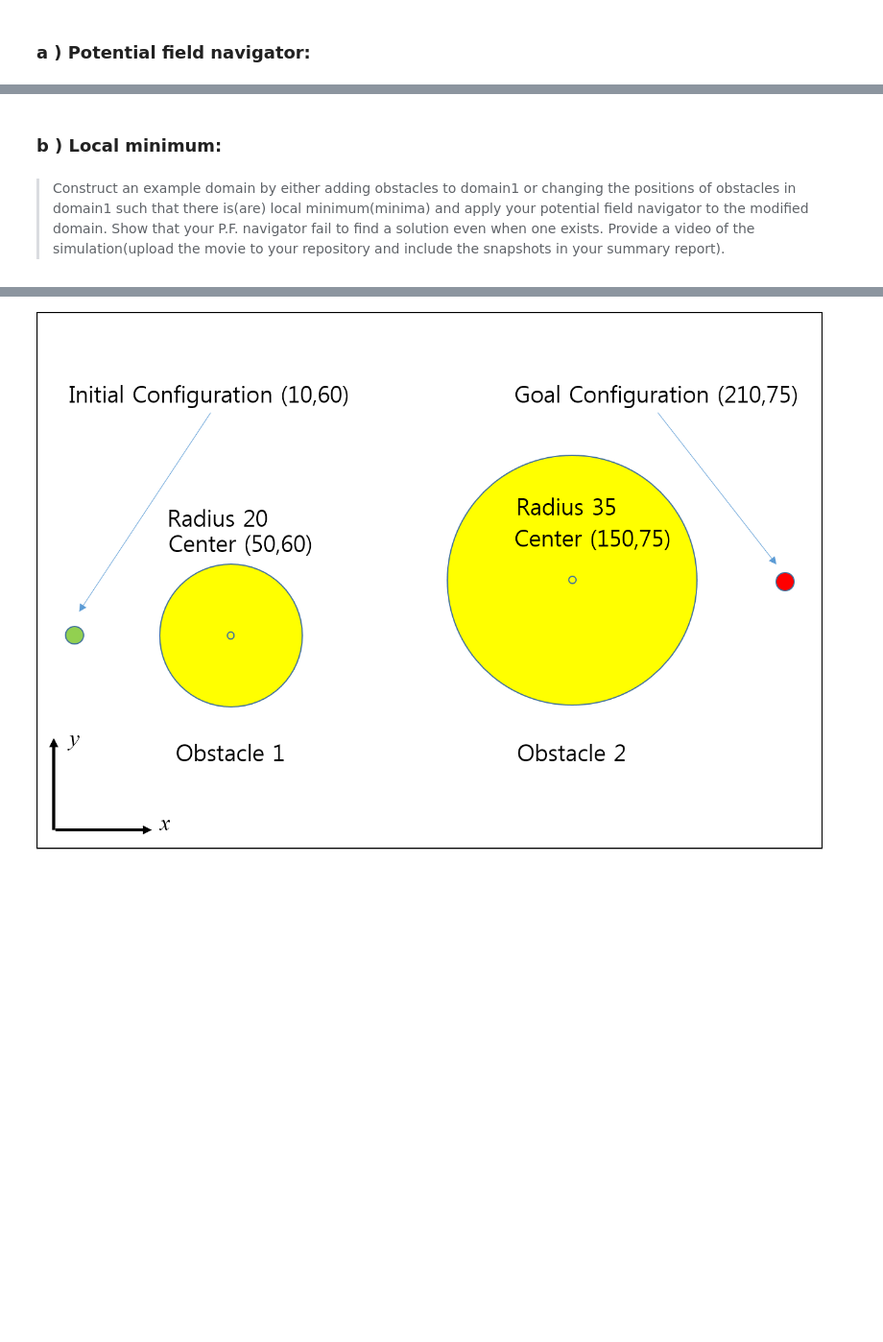
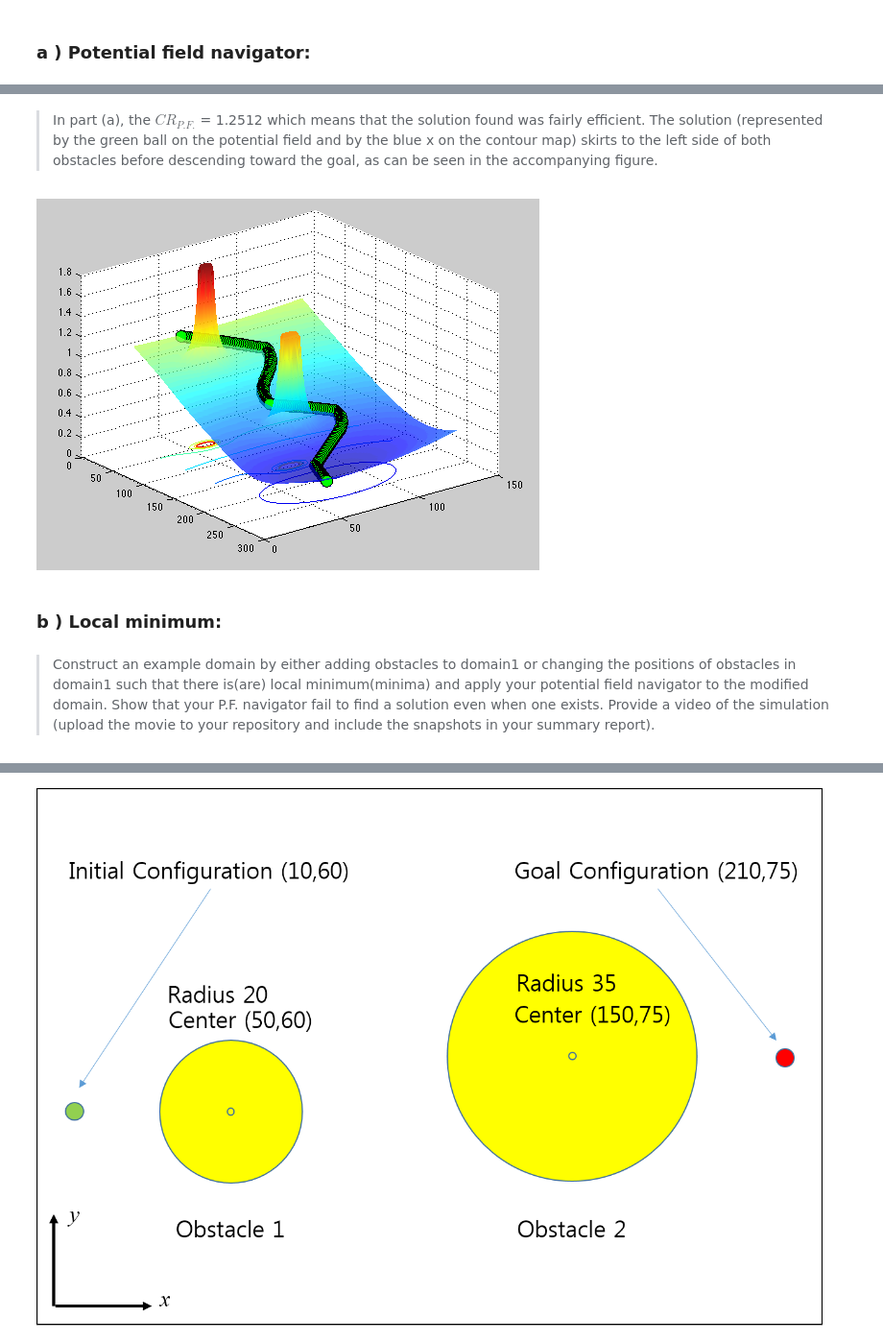
Before and after one commit to ruffsl/CS7649HW2, a Jupyter notebook: Code/HW2.ipynb, the cells around one changed output, grey strips where cells are left out. Shown: that part at 96% size. Saved outputs shown, nothing was run; the diff lists cells and outputs as text; code cells hidden in the pictures; blank space fills up the shorter version.

```diff
--- a/Code/HW2.ipynb
+++ b/Code/HW2.ipynb
@@ -38,0 +45,2 @@ $${CR}_{Bug1} = \frac{\mbox{actual traveled distance}}{\mbox{Euclidean distance
+# %% [markdown]
+> In part (a), the $CR_{P.F.}$ = 1.2512 which means that the solution found was fairly efficient.  The solution (represented by the green ball on the potential field and by the blue x on the contour map) skirts to the left side of both obstacles before descending toward the goal, as can be seen in the accompanying figure.
@@ -39,8 +49,12 @@ $${CR}_{Bug1} = \frac{\mbox{actual traveled distance}}{\mbox{Euclidean distance
+# %%
+Image('Figures/parta_total.png', width=400)
+# %% [output]
+[figure, added]
 # %% [markdown]
 ### b ) Local minimum:
 # %% [markdown]
 > Construct an example domain by either adding obstacles to domain1 or changing the
 positions of obstacles in domain1 such that there is(are) local minimum(minima) and apply your potential
 field navigator to the modified domain. Show that your P.F. navigator fail to find a solution even when one
-exists. Provide a video of the simulation(upload the movie to your repository and include the snapshots in
+exists. Provide a video of the simulation (upload the movie to your repository and include the snapshots in
 your summary report).
```
Also changed, not shown: parts of 10 cells of this notebook, 10 other files.
